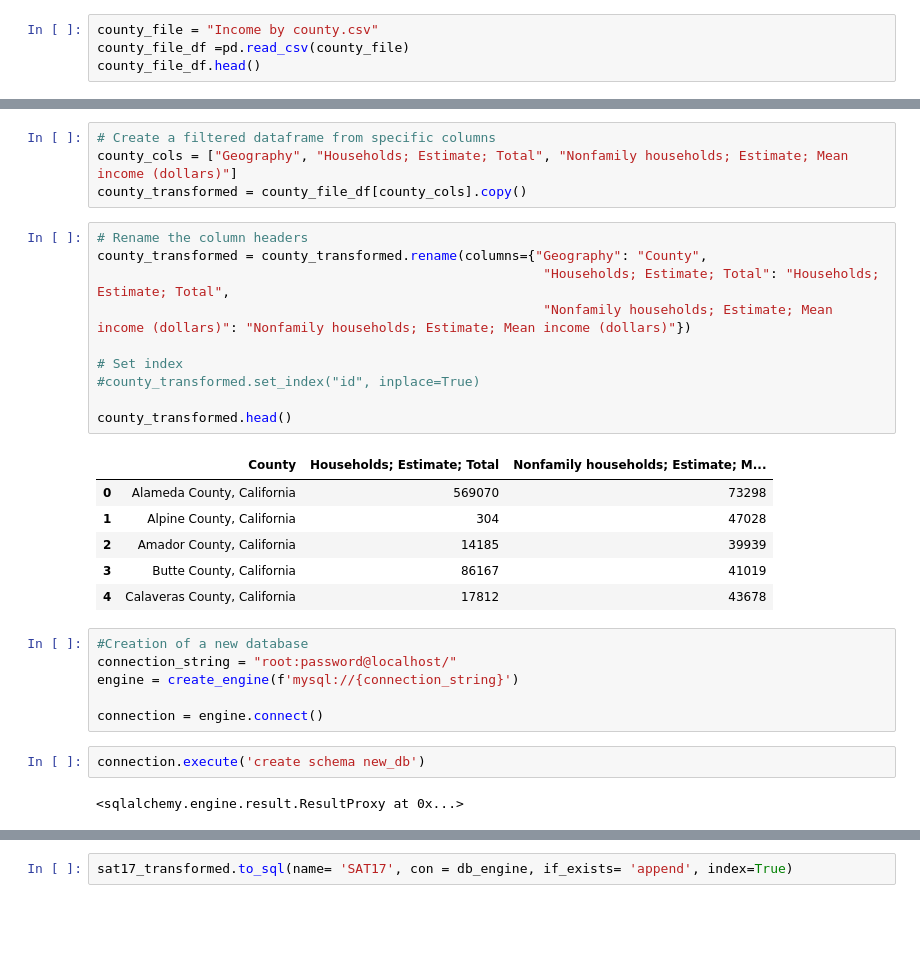
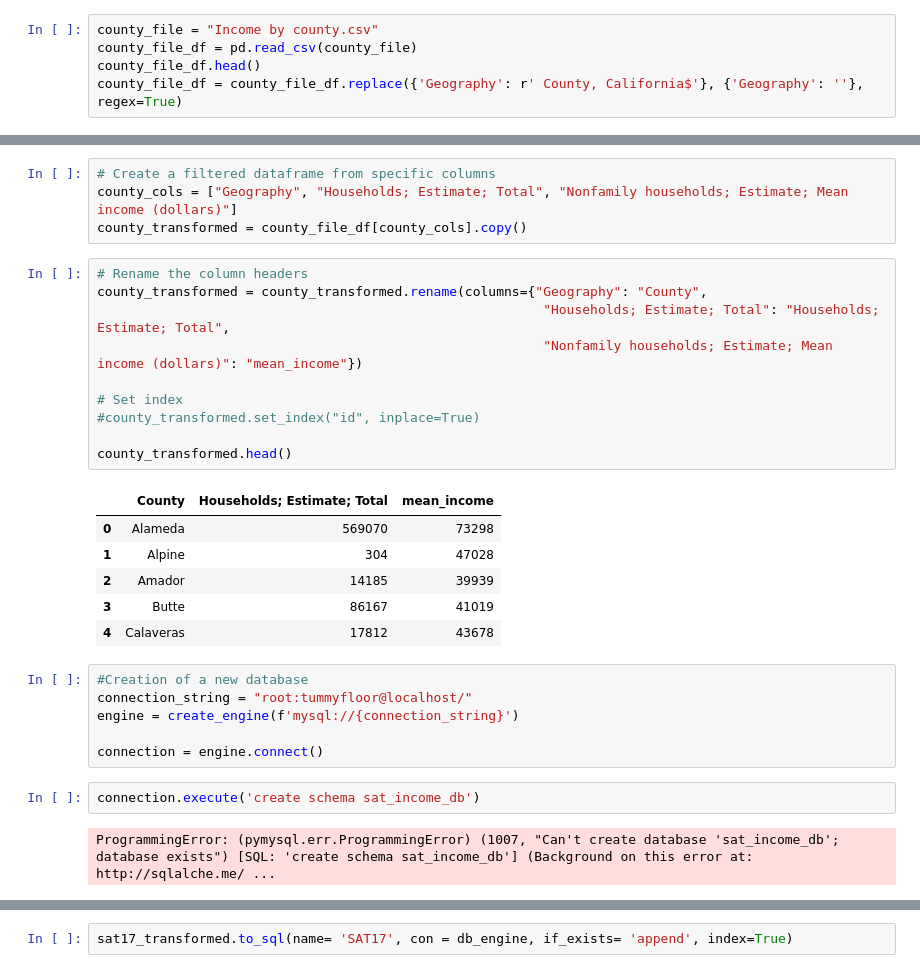
Before and after one commit to brendanmacneil/ETL-Project, a Jupyter notebook: ETL-Project-brendan/ETL-Project-brendan/ETL project code.ipynb, the cells around one changed output, grey strips where cells are left out. Saved outputs shown, nothing was run; the diff lists cells and outputs as text; blank space fills up the shorter version.

```diff
--- a/ETL-Project-brendan/ETL-Project-brendan/ETL project code.ipynb
+++ b/ETL-Project-brendan/ETL-Project-brendan/ETL project code.ipynb
@@ -16,5 +16,6 @@ sat17_df.head()
 | 4 | 1611190000000 | 1 | 161119 | 0 | D | NaN | Alameda Unified | Alameda | 910 | 495 | ... |
 # %%
 county_file = "Income by county.csv"
-county_file_df =pd.read_csv(county_file)
+county_file_df = pd.read_csv(county_file)
 county_file_df.head()
+county_file_df = county_file_df.replace({'Geography': r' County, California$'}, {'Geography': ''}, regex=True)
@@ -55,28 +48,28 @@ county_transformed = county_file_df[county_cols].copy()
 # %%
 # Rename the column headers
 county_transformed = county_transformed.rename(columns={"Geography": "County",
                                                          "Households; Estimate; Total": "Households; Estimate; Total",
-                                                         "Nonfamily households; Estimate; Mean income (dollars)": "Nonfamily households; Estimate; Mean income (dollars)"})
+                                                         "Nonfamily households; Estimate; Mean income (dollars)": "mean_income"})
 
 # Set index
 #county_transformed.set_index("id", inplace=True)
 
 county_transformed.head()
 # %% [output]
-|  | County | Households; Estimate; Total | Nonfamily households; Estimate; M... |
-| 0 | Alameda County, California | 569070 | 73298 |
-| 1 | Alpine County, California | 304 | 47028 |
-| 2 | Amador County, California | 14185 | 39939 |
-| 3 | Butte County, California | 86167 | 41019 |
-| 4 | Calaveras County, California | 17812 | 43678 |
+|  | County | Households; Estimate; Total | mean_income |
+| 0 | Alameda | 569070 | 73298 |
+| 1 | Alpine | 304 | 47028 |
+| 2 | Amador | 14185 | 39939 |
+| 3 | Butte | 86167 | 41019 |
+| 4 | Calaveras | 17812 | 43678 |
 # %%
 #Creation of a new database
-connection_string = "root:password@localhost/"
+connection_string = "root:tummyfloor@localhost/"
 engine = create_engine(f'mysql://{connection_string}')
 
 connection = engine.connect()
 # %%
-connection.execute('create schema new_db')
+connection.execute('create schema sat_income_db')
 # %% [output]
-<sqlalchemy.engine.result.ResultProxy at 0x...>
+ProgrammingError: (pymysql.err.ProgrammingError) (1007, "Can't create database 'sat_income_db'; database exists") [SQL: 'create schema sat_income_db'] (Background on this error at: http://sqlalche.me/ ...
 # %%
```
Also changed, not shown: parts of 10 cells of this notebook, 5 other files.
